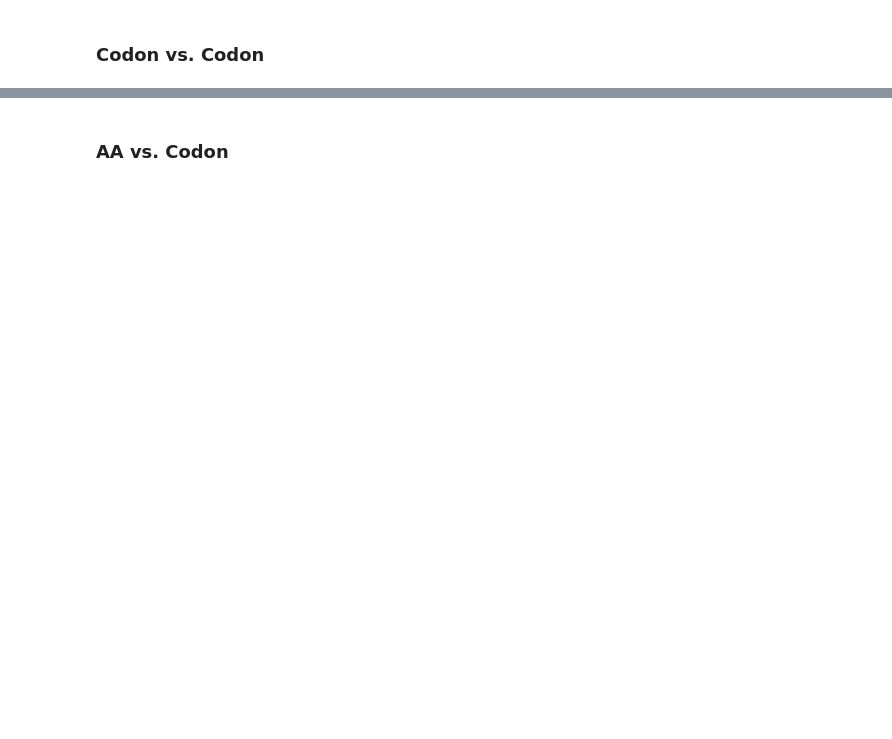
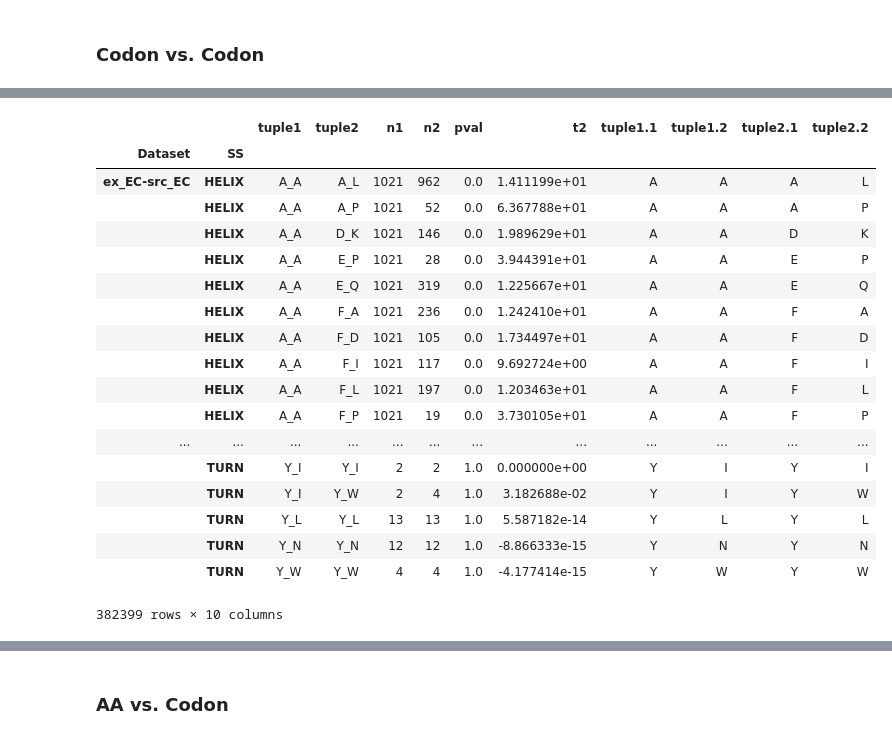
Before and after one commit to vistalab-technion/pp5, a Jupyter notebook: notebooks/05-pointwise_pvals.ipynb, the cells around one changed output, grey strips where cells are left out. Drawn from its saved outputs; the diff is of its cells as text; code cells hidden in the pictures; blank space fills up the shorter version.

```diff
--- a/notebooks/05-pointwise_pvals.ipynb
+++ b/notebooks/05-pointwise_pvals.ipynb
@@ -216,0 +273,9 @@ df_pvals
+# %%
+AA_DIHEDRAL_PVALS = "aa-dihedral-pvals.pkl"
+AA_DIHEDRAL_T2S = "aa-dihedral-t2s.pkl"
+
+# maps dataset tag -> (pval results, t2 results)
+dataset_aa_dists: Dict[str, Sequence[Dict]] = load_results(
+    dataset_result_dirs,
+    result_names=[AA_DIHEDRAL_PVALS, AA_DIHEDRAL_T2S]
+)
@@ -216,0 +333,32 @@ df_pvals
+# %%
+
+df_pvals_aa = results_to_df(
+    results_aa,
+    index_col_names=index_col_names,
+    sort_by=["pval"],
+    write_csv=f"out/pointwise_pvals_aa-{PVAL_THRESH}.csv",
+    split_cols=['tuple1', 'tuple2'],
+    split_cols_delim=AAC_TUPLE_SEP,
+)
+
+df_pvals_aa
+# %% [output]
+|  |  | tuple1 | tuple2 | n1 | n2 | pval | t2 | tuple1.1 | tuple1.2 | tuple2.1 | tuple2.2 |
+| Dataset | SS |  |  |  |  |  |  |  |  |  |  |
+| ex_EC-src_EC | HELIX | A_A | A_L | 1021 | 962 | 0.0 | 1.411199e+01 | A | A | A | L |
+|  | HELIX | A_A | A_P | 1021 | 52 | 0.0 | 6.367788e+01 | A | A | A | P |
+|  | HELIX | A_A | D_K | 1021 | 146 | 0.0 | 1.989629e+01 | A | A | D | K |
+|  | HELIX | A_A | E_P | 1021 | 28 | 0.0 | 3.944391e+01 | A | A | E | P |
+|  | HELIX | A_A | E_Q | 1021 | 319 | 0.0 | 1.225667e+01 | A | A | E | Q |
+|  | HELIX | A_A | F_A | 1021 | 236 | 0.0 | 1.242410e+01 | A | A | F | A |
+|  | HELIX | A_A | F_D | 1021 | 105 | 0.0 | 1.734497e+01 | A | A | F | D |
+|  | HELIX | A_A | F_I | 1021 | 117 | 0.0 | 9.692724e+00 | A | A | F | I |
+|  | HELIX | A_A | F_L | 1021 | 197 | 0.0 | 1.203463e+01 | A | A | F | L |
+|  | HELIX | A_A | F_P | 1021 | 19 | 0.0 | 3.730105e+01 | A | A | F | P |
+| ... | ... | ... | ... | ... | ... | ... | ... | ... | ... | ... | ... |
+|  | TURN | Y_I | Y_I | 2 | 2 | 1.0 | 0.000000e+00 | Y | I | Y | I |
+|  | TURN | Y_I | Y_W | 2 | 4 | 1.0 | 3.182688e-02 | Y | I | Y | W |
+|  | TURN | Y_L | Y_L | 13 | 13 | 1.0 | 5.587182e-14 | Y | L | Y | L |
+|  | TURN | Y_N | Y_N | 12 | 12 | 1.0 | -8.866333e-15 | Y | N | Y | N |
+|  | TURN | Y_W | Y_W | 4 | 4 | 1.0 | -4.177414e-15 | Y | W | Y | W |
+382399 rows × 10 columns
```
Also changed, not shown: parts of 25 cells of this notebook.
